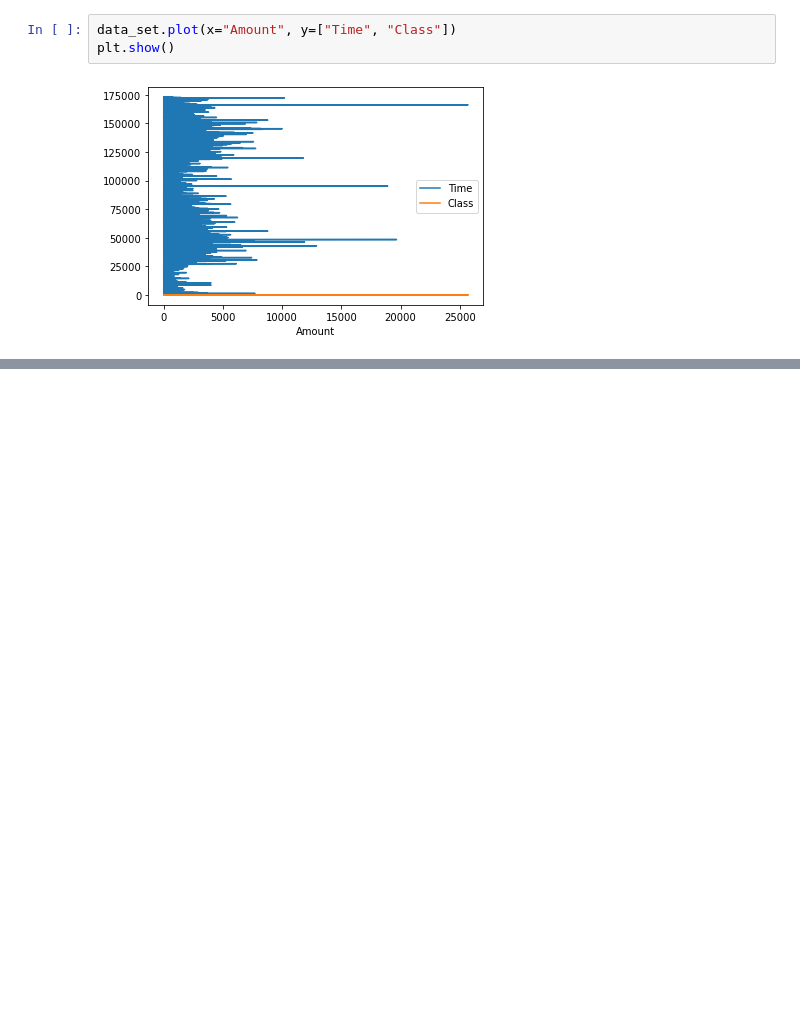
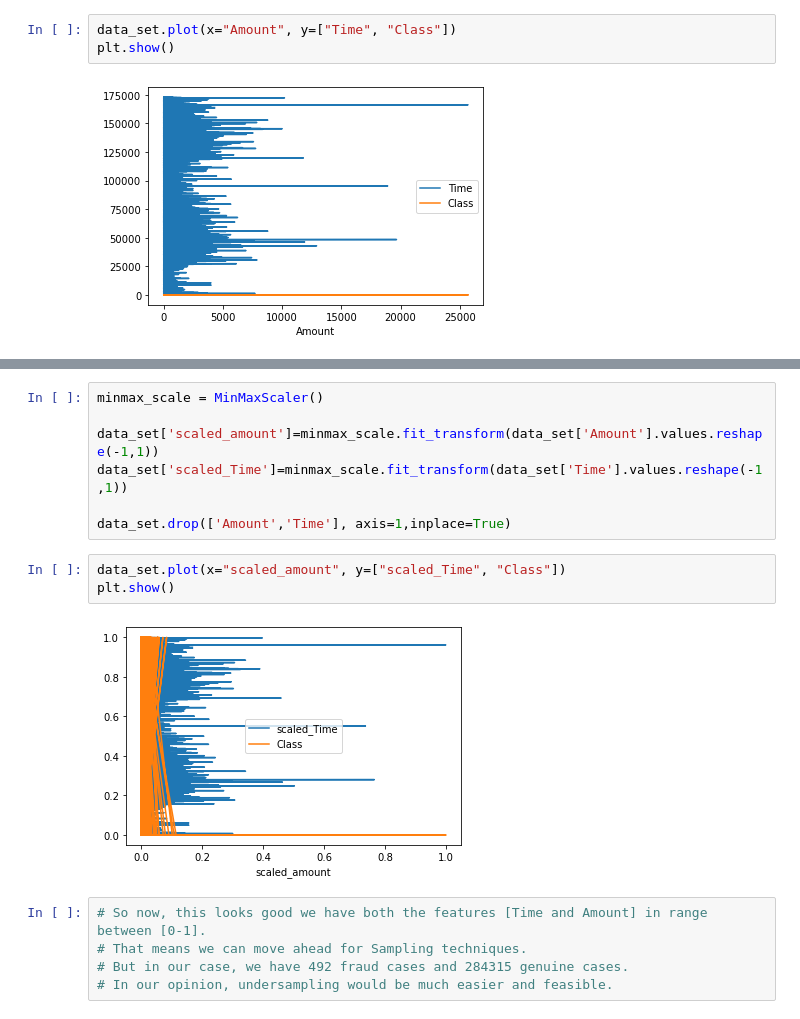
Before and after one commit to NehaDas25/DataScience_CS5661, a Jupyter notebook: Credit_Card_Fraud_Detection.ipynb, the cells around one changed output, grey strips where cells are left out. Drawn from its saved outputs; the diff is of its cells as text; blank space fills up the shorter version.

```diff
--- a/Credit_Card_Fraud_Detection.ipynb
+++ b/Credit_Card_Fraud_Detection.ipynb
@@ -89,0 +101,17 @@ plt.show()
+# %%
+minmax_scale = MinMaxScaler()
+
+data_set['scaled_amount']=minmax_scale.fit_transform(data_set['Amount'].values.reshape(-1,1))
+data_set['scaled_Time']=minmax_scale.fit_transform(data_set['Time'].values.reshape(-1,1))
+
+data_set.drop(['Amount','Time'], axis=1,inplace=True)
+# %%
+data_set.plot(x="scaled_amount", y=["scaled_Time", "Class"])
+plt.show()
+# %% [output]
+[figure, added]
+# %%
+# So now, this looks good we have both the features [Time and Amount] in range between [0-1].
+# That means we can move ahead for Sampling techniques.
+# But in our case, we have 492 fraud cases and 284315 genuine cases.
+# In our opinion, undersampling would be much easier and feasible.
```
Also changed, not shown: parts of 8 cells of this notebook.
